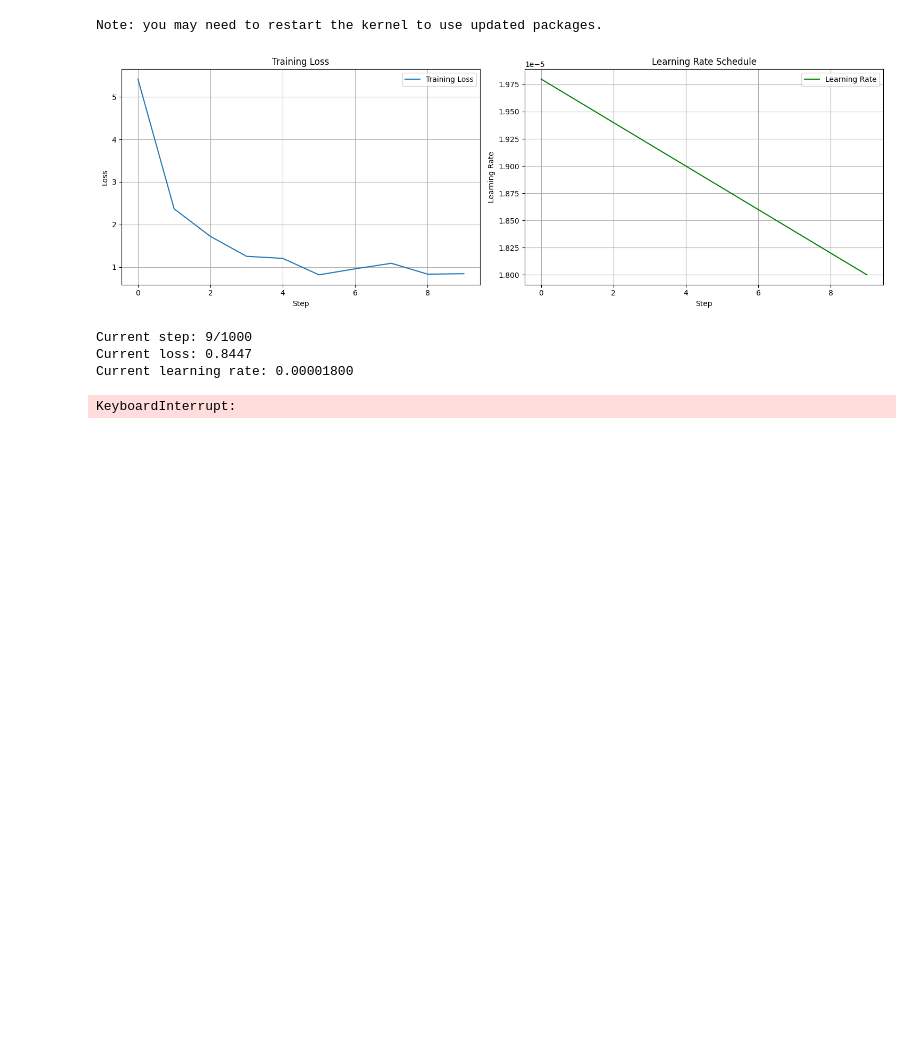
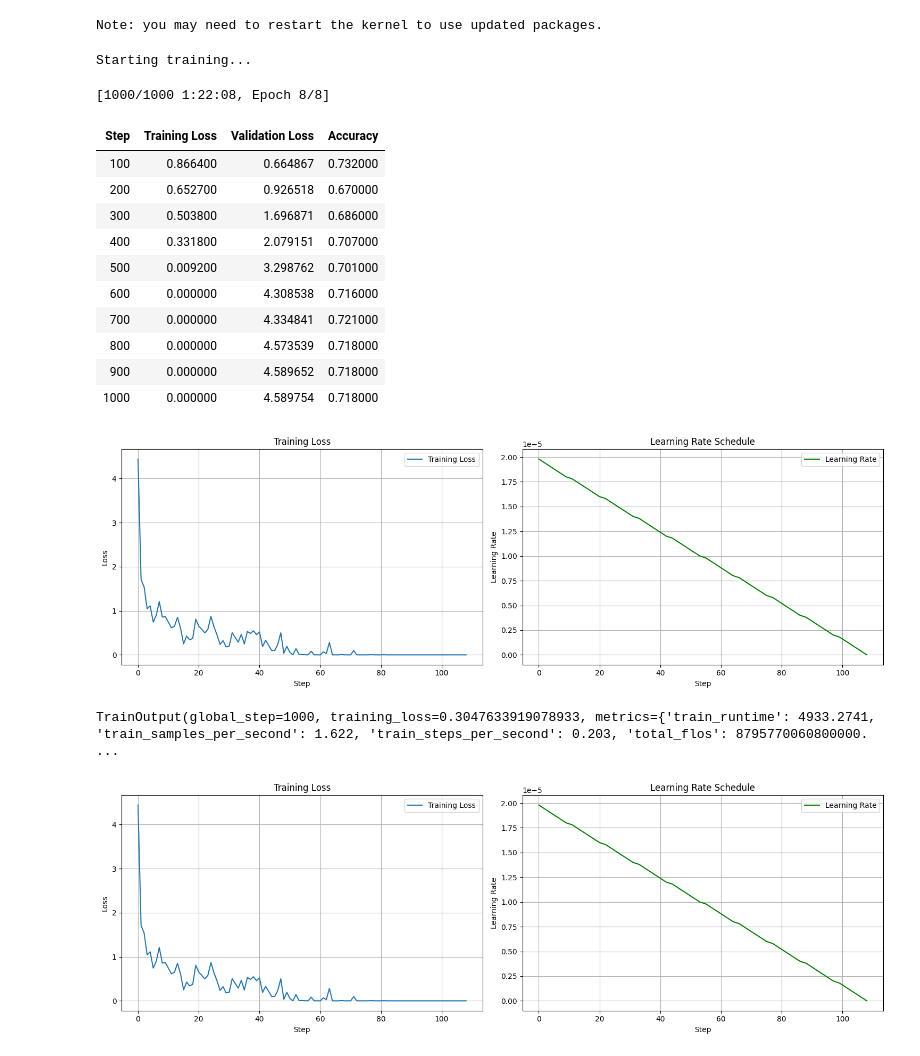
Before and after one commit to rtweera/code-ft, a Jupyter notebook: training/SFT/Kagggle/tweets-finetune-llm.ipynb, the cells around one changed output. Drawn from its saved outputs; the diff is of its cells as text; code cells hidden in the pictures; blank space fills up the shorter version.

```diff
--- a/training/SFT/Kagggle/tweets-finetune-llm.ipynb
+++ b/training/SFT/Kagggle/tweets-finetune-llm.ipynb
@@ -117,19 +117,18 @@ def compute_metrics(eval_pred):
 Note: you may need to restart the kernel to use updated packages.
 # %%
 from transformers import TrainingArguments, Trainer, TrainerCallback
-from tqdm.notebook import tqdm
 import matplotlib.pyplot as plt
-from IPython.display import clear_output
+from IPython.display import display, update_display, HTML
 
-# Custom callback to visualize training progress
-class ProgressVisualizationCallback(TrainerCallback):  # Inherit from TrainerCallback
+class ProgressVisualizationCallback(TrainerCallback):
     def __init__(self):
         self.training_logs = []
+        self.output_id = 'progress_viz'
+        self.fig = None
 
     def on_train_begin(self, args, state, control, **kwargs):
-        # Initialize at the beginning of training
         self.training_logs = []
-        print("Training started!")
+        # Don't print anything here to avoid interfering with the default progress display
 
     def on_log(self, args, state, control, logs=None, **kwargs):
         if logs:
@@ -139,15 +138,20 @@ class ProgressVisualizationCallback(TrainerCallback):  # Inherit from TrainerCal
                 self.visualize_progress(state)
 
     def visualize_progress(self, state):
-        clear_output(wait=True)
-
         # Extract metrics
         steps = [log.get('step', i) for i, log in enumerate(self.training_logs) if 'loss' in log]
         loss = [log['loss'] for log in self.training_logs if 'loss' in log]
         lr = [log['learning_rate'] for log in self.training_logs if 'learning_rate' in log]
 
         # Create plot
-        fig, (ax1, ax2) = plt.subplots(1, 2, figsize=(15, 5))
+        if self.fig is None:
+            self.fig, (ax1, ax2) = plt.subplots(1, 2, figsize=(15, 5))
+            display(self.fig, display_id=self.output_id)
+        else:
+            # Clear previous plot data
+            for ax in self.fig.axes:
+                ax.clear()
+            ax1, ax2 = self.fig.axes
 
         # Loss plot
         ax1.plot(steps, loss, label='Training Loss')
@@ -165,24 +169,10 @@ class ProgressVisualizationCallback(TrainerCallback):  # Inherit from TrainerCal
         ax2.legend()
         ax2.grid(True)
 
-        plt.tight_layout()
-        plt.show()
+        self.fig.tight_layout()
+        update_display(self.fig, display_id=self.output_id)
 
-        # Print current stats
-        if steps:
-            print(f"Current step: {steps[-1]}/{state.max_steps}")
-            print(f"Current loss: {loss[-1]:.4f}")
-            print(f"Current learning rate: {lr[-1]:.8f}")
-
-            # Calculate training speed
-            if len(steps) > 10:
-                recent_steps = steps[-10:]
-                if len(recent_steps) > 1 and state.max_steps:
-                    steps_per_log = recent_steps[1] - recent_steps[0]
-                    remaining_steps = state.max_steps - steps[-1]
-                    steps_to_go = max(0, remaining_steps)
-                    estimated_logs = steps_to_go / steps_per_log if steps_per_log else 0
-                    print(f"Approximately {estimated_logs:.0f} logs remaining")
+        # Don't print status here to avoid interfering with the default progress display
 
 # Setup training with proper logging
 training_args = TrainingArguments(
@@ -192,35 +182,46 @@ training_args = TrainingArguments(
     logging_steps=10,  # Log every 10 steps
     evaluation_strategy="steps",
     eval_steps=100,    # Evaluate every 100 steps
     save_strategy="steps",
     save_steps=500,    # Save model every 100 steps
     save_only_model=True,  # Only save model weights, not optimizer state
     per_device_train_batch_size=1,
     per_device_eval_batch_size=1,
     gradient_accumulation_steps=4,
     max_steps=1000,    # Set a specific number of steps
     report_to="none",  # Disable wandb/tensorboard to avoid conflicts
     learning_rate=2e-5,
     weight_decay=0.01,
 )
 
 # Create the trainer with our callback
 progress_callback = ProgressVisualizationCallback()
 trainer = Trainer(
     model=base_model,
     args=training_args,
     train_dataset=small_train_dataset,
     eval_dataset=small_eval_dataset,
     compute_metrics=compute_metrics,
     callbacks=[progress_callback],  # Add the callback here
 )
 
 # Start training
 print("Starting training...")
 trainer.train()
 # %% [output]
-[figure, old version]
-Current step: 9/1000
-Current loss: 0.8447
-Current learning rate: 0.00001800
+Starting training...
-KeyboardInterrupt:
+[1000/1000 1:22:08, Epoch 8/8]
+| Step | Training Loss | Validation Loss | Accuracy |
+| 100 | 0.866400 | 0.664867 | 0.732000 |
+| 200 | 0.652700 | 0.926518 | 0.670000 |
+| 300 | 0.503800 | 1.696871 | 0.686000 |
+| 400 | 0.331800 | 2.079151 | 0.707000 |
+| 500 | 0.009200 | 3.298762 | 0.701000 |
+| 600 | 0.000000 | 4.308538 | 0.716000 |
+| 700 | 0.000000 | 4.334841 | 0.721000 |
+| 800 | 0.000000 | 4.573539 | 0.718000 |
+| 900 | 0.000000 | 4.589652 | 0.718000 |
+| 1000 | 0.000000 | 4.589754 | 0.718000 |
+[figure, new version]
+TrainOutput(global_step=1000, training_loss=0.3047633919078933, metrics={'train_runtime': 4933.2741, 'train_samples_per_second': 1.622, 'train_steps_per_second': 0.203, 'total_flos': 8795770060800000. ...
+[figure, added]
```
Also changed, not shown: parts of 5 cells of this notebook.
